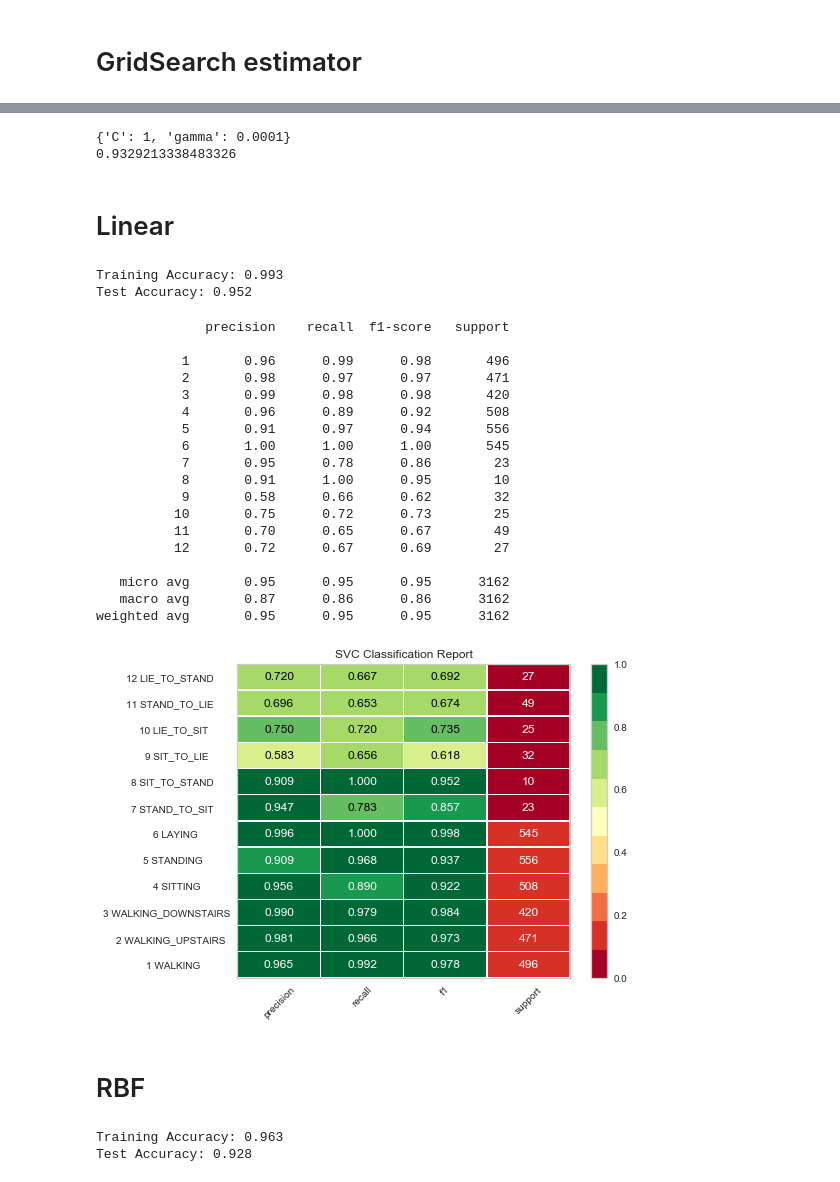
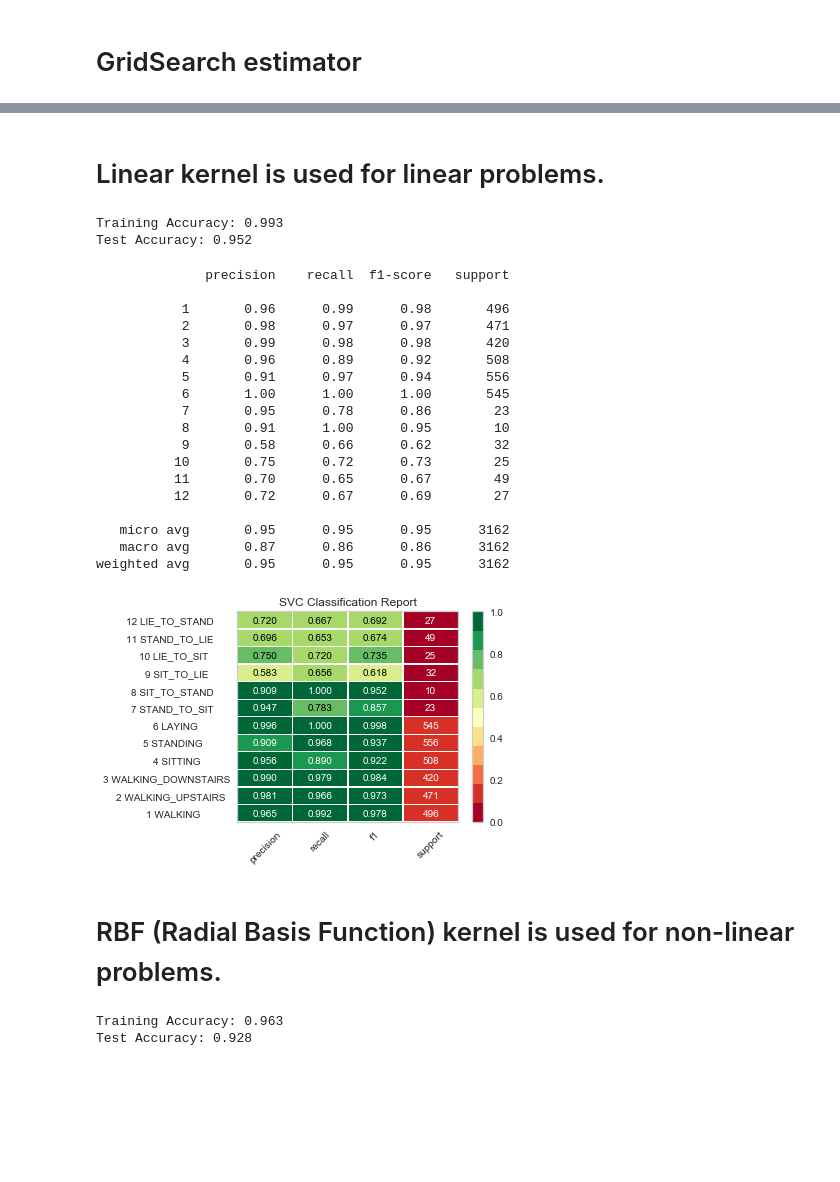
Before and after one commit to ykarki1/smart-move, a Jupyter notebook: SVM.ipynb, the cells around one changed output, grey strips where cells are left out. Cells and saved outputs as stored; diff of their text form; code cells hidden in the pictures; blank space fills up the shorter version.

```diff
--- a/SVM.ipynb
+++ b/SVM.ipynb
@@ -44,10 +48,10 @@ Name: 0, dtype: object
 # %%
 # cross-validated grid-search over a parameter grid
 # Create the GridSearch estimator along with a parameter object containing the values to adjust
-from sklearn.model_selection import GridSearchCV
-param_grid = {'C': [1, 5, 10, 50],
-              'gamma': [0.0001, 0.0005, 0.001, 0.005],}
-grid = GridSearchCV(model, param_grid, verbose=3, refit=True)
-# Fit the model using the grid search estimator.
-# This will take the SVC model and try each combination of parameters
-grid.fit(X_train, y_train.values.ravel())
+# from sklearn.model_selection import GridSearchCV
+# param_grid = {'C': [1, 5, 10, 50],
+#               'gamma': [0.0001, 0.0005, 0.001, 0.005],}
+# grid = GridSearchCV(model, param_grid, verbose=3, refit=True)
+# # Fit the model using the grid search estimator.
+# # This will take the SVC model and try each combination of parameters
+# grid.fit(X_train, y_train.values.ravel())
@@ -91,13 +58,10 @@ GridSearchCV(cv='warn', error_score='raise-deprecating',
 # %%
-# List the best parameters for this dataset
-print(grid.best_params_)
-# List the best score
-print(grid.best_score_)
+# # List the best parameters for this dataset
+# print(grid.best_params_)
+# # List the best score
+# print(grid.best_score_)
-# %% [output]
-{'C': 1, 'gamma': 0.0001}
-0.9329213338483326
-# %% [markdown]
-# Linear
+# %% [markdown]
+# Linear kernel is used for linear problems.
 # %%
 # Support vector machine linear classifier
 from sklearn.svm import SVC
@@ -114,37 +78,36 @@ Test Accuracy: 0.952
 # %%
 # Calculate classification report
 print(classification_report(y_test, predictions))
 
-from yellowbrick.classifier import ClassificationReport
 classes = y_labels[0]
-visualizer = ClassificationReport(svc_linear, support=True, classes = classes, cmap="RdYlGn")
+visualizer = ClassificationReport(svm_linear, support=True, classes = classes, cmap="RdYlGn")
 visualizer.fit(X_train, y_train.values.ravel())
 visualizer.score(X_test, y_test)
 visualizer.poof()
 f1 = f1_score(y_test, predictions, average='micro')
 scores.update({'SVM Linear': f1})
 # %% [output]
               precision    recall  f1-score   support
 
            1       0.96      0.99      0.98       496
            2       0.98      0.97      0.97       471
            3       0.99      0.98      0.98       420
            4       0.96      0.89      0.92       508
            5       0.91      0.97      0.94       556
            6       1.00      1.00      1.00       545
            7       0.95      0.78      0.86        23
            8       0.91      1.00      0.95        10
            9       0.58      0.66      0.62        32
           10       0.75      0.72      0.73        25
           11       0.70      0.65      0.67        49
           12       0.72      0.67      0.69        27
 
    micro avg       0.95      0.95      0.95      3162
    macro avg       0.87      0.86      0.86      3162
 weighted avg       0.95      0.95      0.95      3162
-[figure, old version]
+[figure, new version]
-# %% [markdown]
-# RBF
+# %% [markdown]
+# RBF (Radial Basis Function) kernel is used for non-linear problems.
 # %%
 # Fit to the training data and validate with the test data
 svm_rbf = SVC(kernel='rbf', gamma='scale')
```
Also changed, not shown: parts of 10 cells of this notebook.
